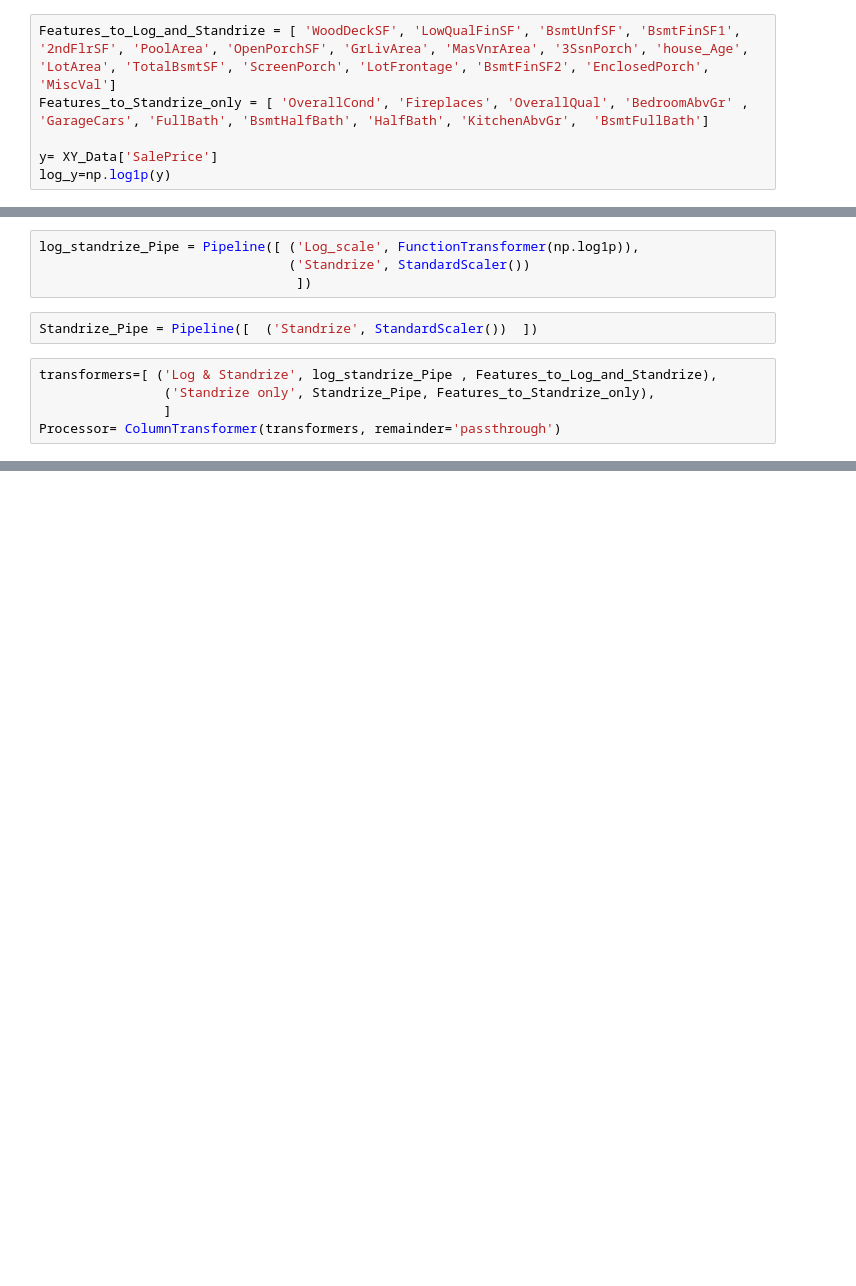
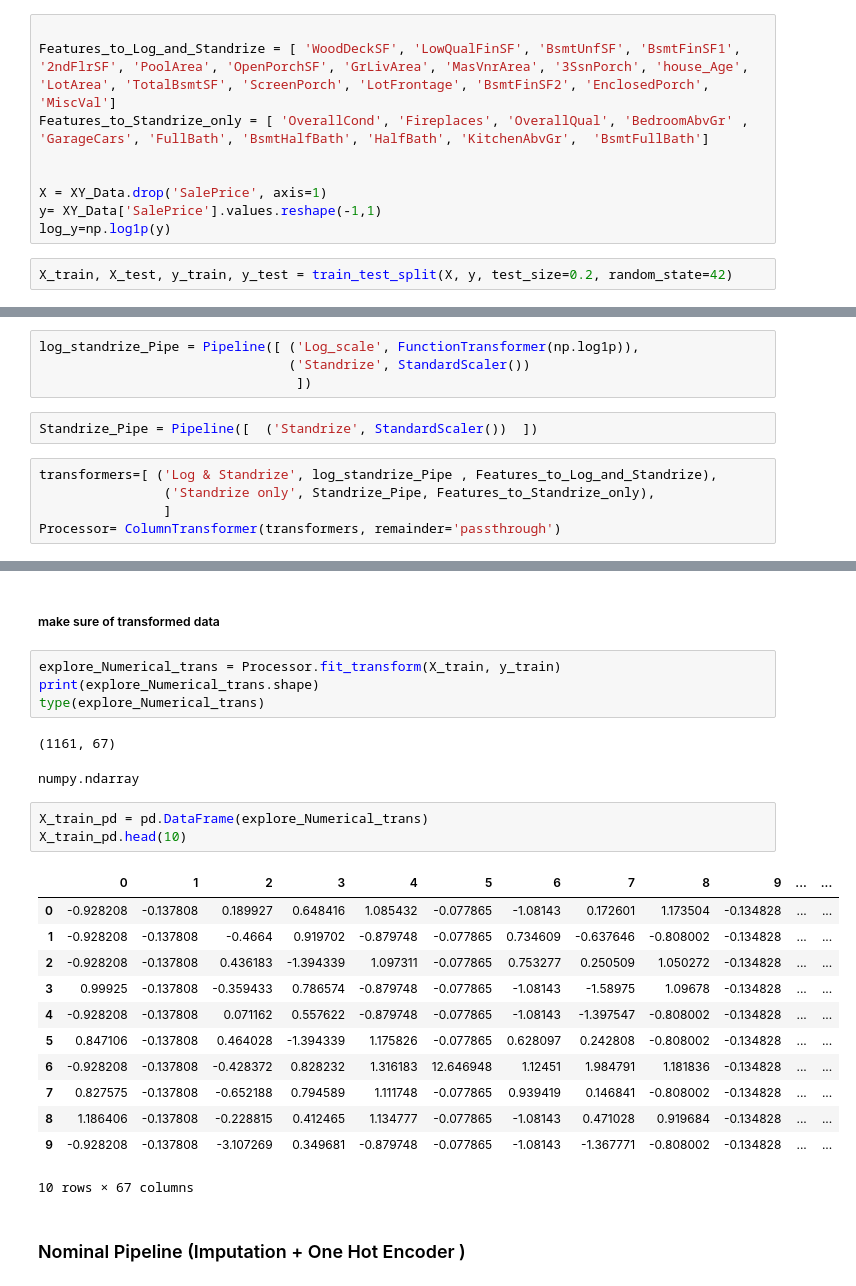
Before and after one commit to KillD00zer/ITI, a Jupyter notebook: LEC 2 task/PipeLines.ipynb, the cells around one changed output, grey strips where cells are left out. Cells and saved outputs as stored; diff of their text form; blank space fills up the shorter version.

Commit message:
2nd Pipeline

```diff
--- a/LEC 2 task/PipeLines.ipynb
+++ b/LEC 2 task/PipeLines.ipynb
@@ -47,11 +57,16 @@ memory usage: 771.5+ KB
 # %% [markdown]
 ### Numeric Pipeline (Logscale to handle outliers + Standrdization)
 # %%
+
 Features_to_Log_and_Standrize = [ 'WoodDeckSF', 'LowQualFinSF', 'BsmtUnfSF', 'BsmtFinSF1', '2ndFlrSF', 'PoolArea', 'OpenPorchSF', 'GrLivArea', 'MasVnrArea', '3SsnPorch', 'house_Age', 'LotArea', 'TotalBsmtSF', 'ScreenPorch', 'LotFrontage', 'BsmtFinSF2', 'EnclosedPorch', 'MiscVal']
 Features_to_Standrize_only = [ 'OverallCond', 'Fireplaces', 'OverallQual', 'BedroomAbvGr' , 'GarageCars', 'FullBath', 'BsmtHalfBath', 'HalfBath', 'KitchenAbvGr',  'BsmtFullBath']
 
-y= XY_Data['SalePrice']
+
+X = XY_Data.drop('SalePrice', axis=1)
+y= XY_Data['SalePrice'].values.reshape(-1,1)
 log_y=np.log1p(y)
+# %%
+X_train, X_test, y_train, y_test = train_test_split(X, y, test_size=0.2, random_state=42)
 # %% [markdown]
 ##### log + Standardization Sub-Pipeline
 # %%
@@ -67,0 +105,27 @@ Processor= ColumnTransformer(transformers, remainder='passthrough')
+# %% [markdown]
+##### make sure of transformed data
+# %%
+explore_Numerical_trans = Processor.fit_transform(X_train, y_train)
+print(explore_Numerical_trans.shape)
+type(explore_Numerical_trans)
+# %% [output]
+(1161, 67)
+numpy.ndarray
+# %%
+X_train_pd = pd.DataFrame(explore_Numerical_trans)
+X_train_pd.head(10)
+# %% [output]
+|  | 0 | 1 | 2 | 3 | 4 | 5 | 6 | 7 | 8 | 9 | ... | ... |
+| 0 | -0.928208 | -0.137808 | 0.189927 | 0.648416 | 1.085432 | -0.077865 | -1.08143 | 0.172601 | 1.173504 | -0.134828 | ... | ... |
+| 1 | -0.928208 | -0.137808 | -0.4664 | 0.919702 | -0.879748 | -0.077865 | 0.734609 | -0.637646 | -0.808002 | -0.134828 | ... | ... |
+| 2 | -0.928208 | -0.137808 | 0.436183 | -1.394339 | 1.097311 | -0.077865 | 0.753277 | 0.250509 | 1.050272 | -0.134828 | ... | ... |
+| 3 | 0.99925 | -0.137808 | -0.359433 | 0.786574 | -0.879748 | -0.077865 | -1.08143 | -1.58975 | 1.09678 | -0.134828 | ... | ... |
+| 4 | -0.928208 | -0.137808 | 0.071162 | 0.557622 | -0.879748 | -0.077865 | -1.08143 | -1.397547 | -0.808002 | -0.134828 | ... | ... |
+| 5 | 0.847106 | -0.137808 | 0.464028 | -1.394339 | 1.175826 | -0.077865 | 0.628097 | 0.242808 | -0.808002 | -0.134828 | ... | ... |
+| 6 | -0.928208 | -0.137808 | -0.428372 | 0.828232 | 1.316183 | 12.646948 | 1.12451 | 1.984791 | 1.181836 | -0.134828 | ... | ... |
+| 7 | 0.827575 | -0.137808 | -0.652188 | 0.794589 | 1.111748 | -0.077865 | 0.939419 | 0.146841 | -0.808002 | -0.134828 | ... | ... |
+| 8 | 1.186406 | -0.137808 | -0.228815 | 0.412465 | 1.134777 | -0.077865 | -1.08143 | 0.471028 | 0.919684 | -0.134828 | ... | ... |
+| 9 | -0.928208 | -0.137808 | -3.107269 | 0.349681 | -0.879748 | -0.077865 | -1.08143 | -1.367771 | -0.808002 | -0.134828 | ... | ... |
+10 rows × 67 columns
+# %% [markdown]
+### Nominal Pipeline (Imputation + One Hot Encoder )
```
Also changed, not shown: parts of 9 cells of this notebook, 1 other file.
